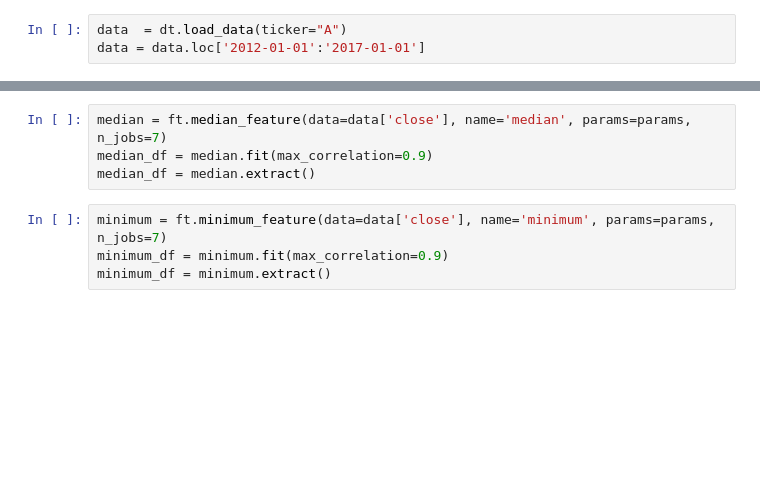
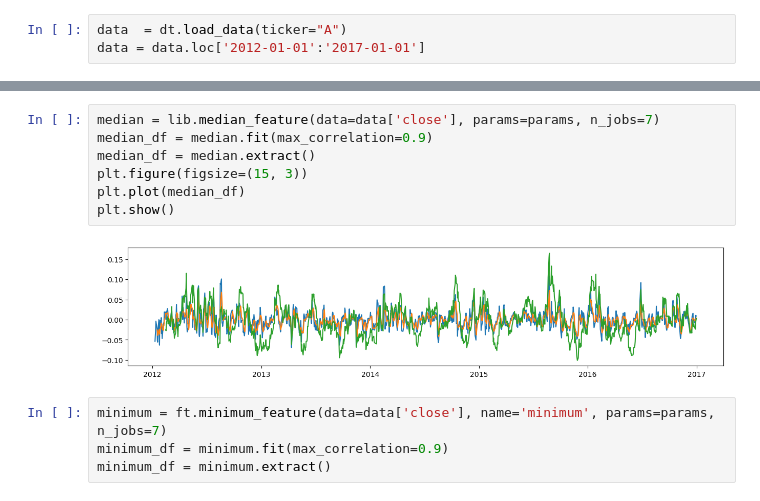
Before and after one commit to Cheval-Paresseux/ChevalParesseux-lib, a Jupyter notebook: notebooks/Features.ipynb, the cells around one changed output, grey strips where cells are left out. Saved outputs shown, nothing was run; the diff lists cells and outputs as text; blank space fills up the shorter version.

```diff
--- a/notebooks/Features.ipynb
+++ b/notebooks/Features.ipynb
@@ -23,7 +28,12 @@ average_df = average.extract()
 # %%
-median = ft.median_feature(data=data['close'], name='median', params=params, n_jobs=7)
+median = lib.median_feature(data=data['close'], params=params, n_jobs=7)
 median_df = median.fit(max_correlation=0.9)
 median_df = median.extract()
+plt.figure(figsize=(15, 3))
+plt.plot(median_df)
+plt.show()
+# %% [output]
+[figure, added]
 # %%
 minimum = ft.minimum_feature(data=data['close'], name='minimum', params=params, n_jobs=7)
 minimum_df = minimum.fit(max_correlation=0.9)
```
Also changed, not shown: parts of 2 cells of this notebook, 46 other files.
